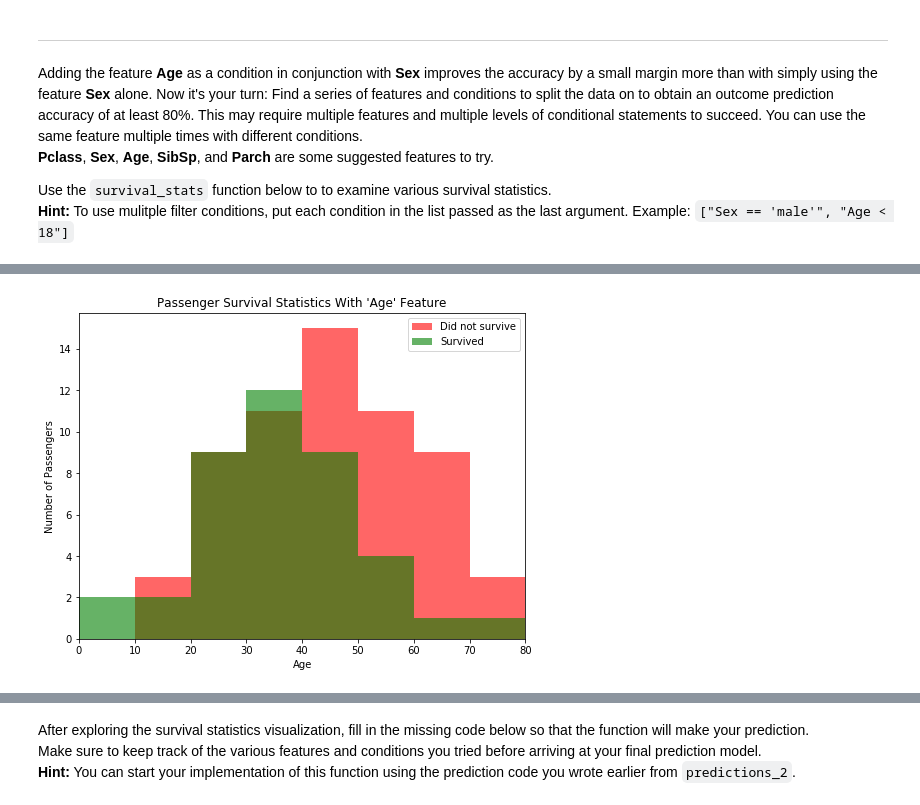
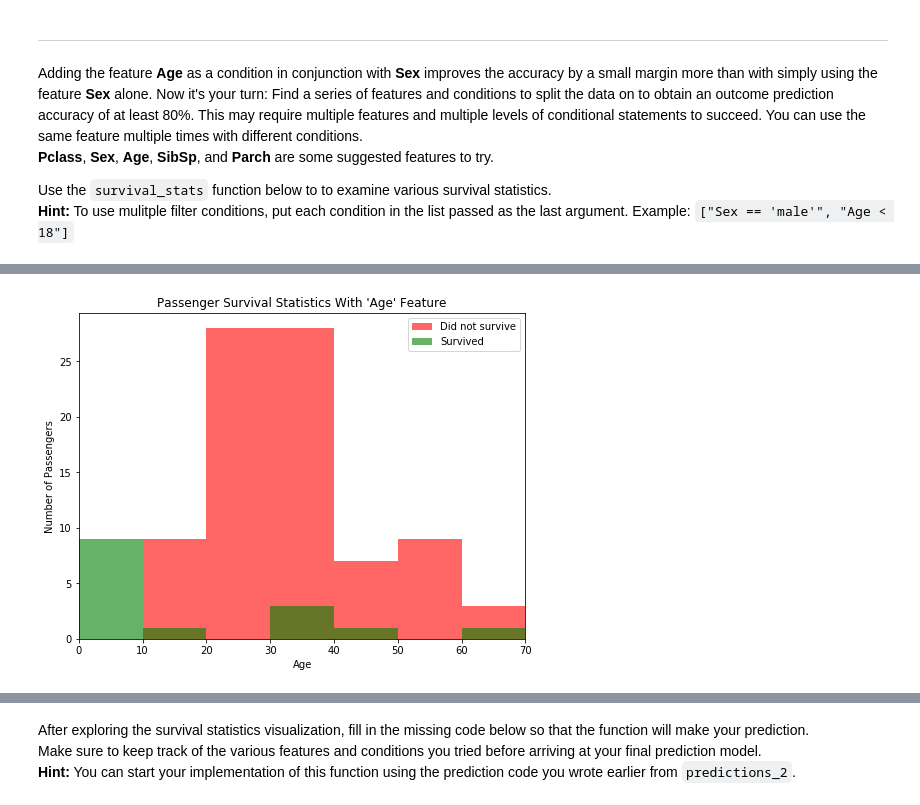
Before and after one commit to racksen/machine-learning, a Jupyter notebook: projects/titanic_survival_exploration/titanic_survival_exploration.ipynb, the cells around one changed output, grey strips where cells are left out. Saved outputs shown, nothing was run; the diff lists cells and outputs as text; code cells hidden in the pictures.

Commit message:
titanic survival exploration project -1

```diff
--- a/projects/titanic_survival_exploration/titanic_survival_exploration.ipynb
+++ b/projects/titanic_survival_exploration/titanic_survival_exploration.ipynb
@@ -233,4 +240,4 @@ Use the `survival_stats` function below to to examine various survival statistic
 # %%
-vs.survival_stats(data, outcomes, 'Age', ["Pclass == 1", "Sex == 'male'"])
+vs.survival_stats(data, outcomes, 'Age', ["Sex == 'male'", "Pclass == 2"])
 # %% [output]
-[figure, old version]
+[figure, new version]
```
Also changed, not shown: parts of 14 cells of this notebook, 1 other file.
